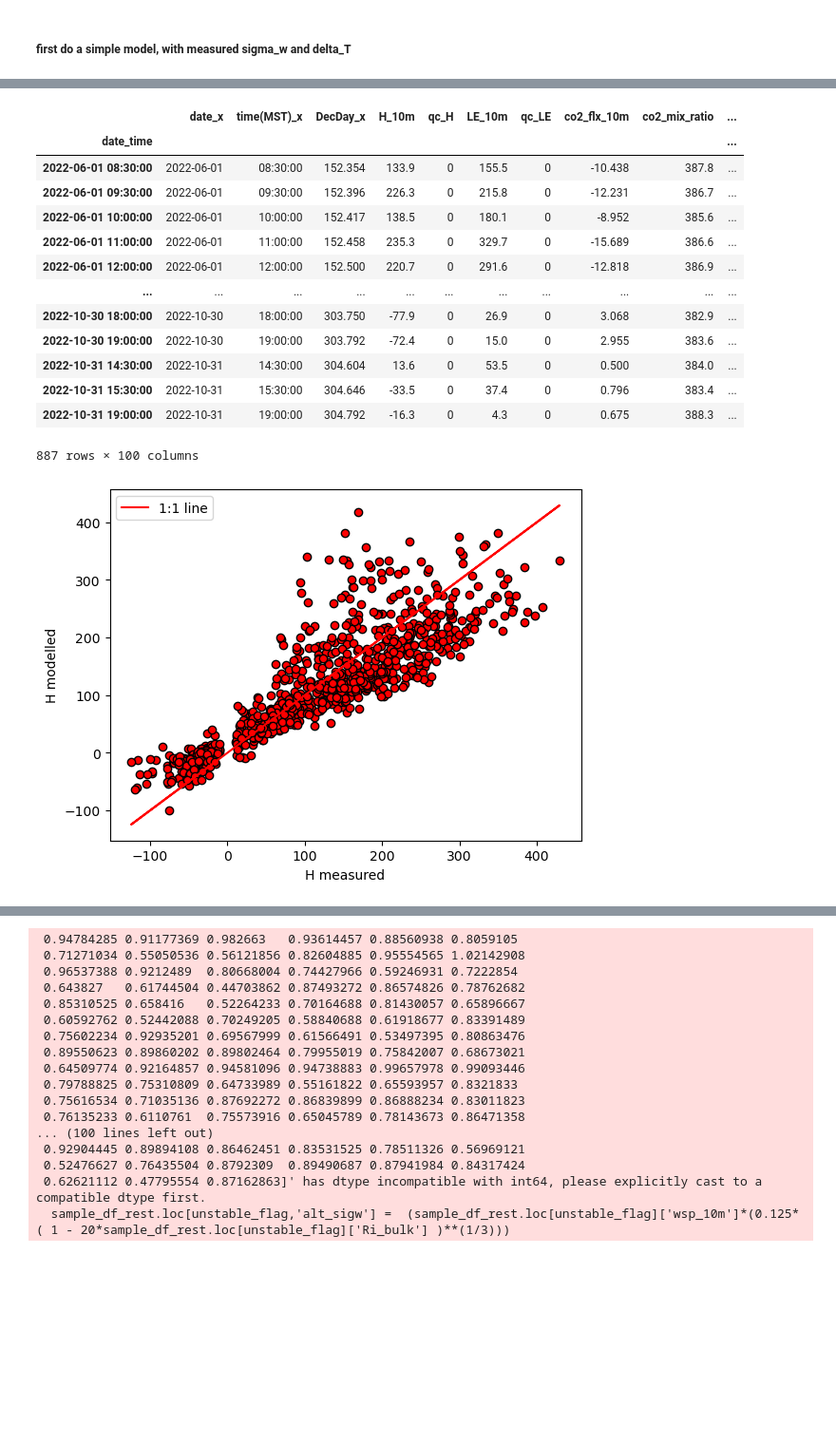
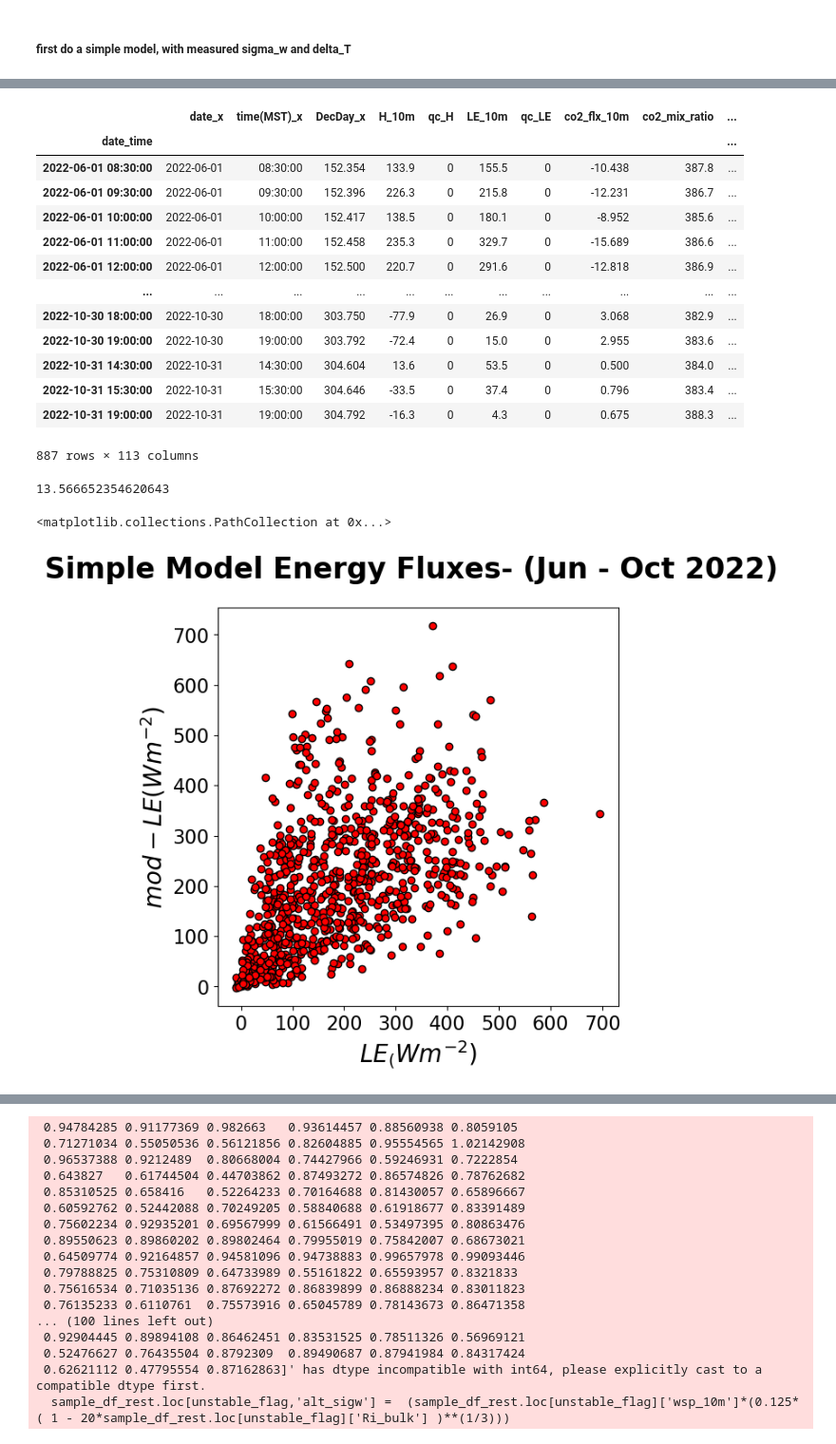
Before and after one commit to sreenathpaleri/Bulk_Richardson_Parameterizations, a Jupyter notebook: kp22analysis.ipynb, the cells around one changed output, grey strips where cells are left out. Shown at 95% size. Saved outputs shown, nothing was run; the diff lists cells and outputs as text; code cells hidden in the pictures; blank space fills up the shorter version.

```diff
--- a/kp22analysis.ipynb
+++ b/kp22analysis.ipynb
@@ -208,8 +271,15 @@ See the caveats in the documentation: https://pandas.pydata.org/pandas-docs/stab
 # %%
 
-def linear_regress_scipy(df):
+def linear_regress_scipy_H(df):
     y = df['H_10m']
     x = df['H_10m_param']
     # y = a + b * x
     gradient, intercept, r_value, p_value, std_err = stats.linregress(x,y)
     return gradient, intercept, r_value, p_value, std_err
+
+def linear_regress_scipy_LE(df):
+    y = df['LE_10m']
+    x = df['LE_10m_param']
+    # y = a + b * x
+    gradient, intercept, r_value, p_value, std_err = stats.linregress(x,y)
+    return gradient, intercept, r_value, p_value, std_err
@@ -237,10 +291,11 @@ length_of_df = fx1.shape[0]
 sample_df = fx1.sample(n=int(length_of_df/2),random_state=42)
 
 #try linear regression and get constants for this df:
-gradient, intercept, r_value, p_value, std_err = linear_regress_scipy(sample_df)
+gradient_H, intercept_H, r_value_H, p_value_H, std_err_H = linear_regress_scipy_H(sample_df)
+gradient_LE, intercept_LE, r_value_LE, p_value_LE, std_err_LE = linear_regress_scipy_LE(sample_df)
 
-y = sample_df['H_10m']
-x = sample_df['H_10m_param']
+# y = sample_df['H_10m']
+# x = sample_df['H_10m_param']
 
 #create a data frame for the testing data:
 
@@ -248,21 +303,13 @@ x = sample_df['H_10m_param']
 #should just call sample_df_rest as fx2
 
 sample_df_rest = fx1.loc[~fx1.index.isin(sample_df.index)].sort_index()
-sample_df_rest['H_10m_modeled'] = intercept + gradient*sample_df_rest['H_10m_param']
+sample_df_rest['H_10m_modeled'] = intercept_H + gradient_H*sample_df_rest['H_10m_param']
+sample_df_rest['LE_10m_modeled'] = intercept_LE + gradient_LE*sample_df_rest['LE_10m_param']
 
 #final plot, checking in with the testing data
-y = sample_df_rest['H_10m_modeled']
-x = sample_df_rest['H_10m']
+# y = sample_df_rest['H_10m_modeled']
+# x = sample_df_rest['H_10m']
 
-fig, ax = plt.subplots()
-
-plt.scatter(x, y, color='red',edgecolor = 'black')
-plt.plot(x, 1*x, 'r', label='1:1 line')
-ax.set_xlabel('H measured')
-ax.set_ylabel('H modelled')
-#plt.plot(sample_df_rest['H_10m_param'], intercept + gradient*sample_df_rest['H_10m_param'], 'blue')
-#plt.text(6000, 100,f"{intercept:.3f} + {gradient:.3f}*x")
-plt.legend()
 
 sample_df_rest
 # %% [output]
@@ -279,5 +326,22 @@ sample_df_rest
 | 2022-10-31 14:30:00 | 2022-10-31 | 14:30:00 | 304.604 | 13.6 | 0 | 53.5 | 0 | 0.500 | 384.0 | ... |
 | 2022-10-31 15:30:00 | 2022-10-31 | 15:30:00 | 304.646 | -33.5 | 0 | 37.4 | 0 | 0.796 | 383.4 | ... |
 | 2022-10-31 19:00:00 | 2022-10-31 | 19:00:00 | 304.792 | -16.3 | 0 | 4.3 | 0 | 0.675 | 388.3 | ... |
-887 rows × 100 columns
+887 rows × 113 columns
-[figure, removed]
+# %%
+intercept_H
+# %% [output]
+13.566652354620643
+# %%
+fig = plt.figure(figsize=(6,6))
+plt.suptitle('Simple Model Energy Fluxes- (Jun - Oct 2022)', fontsize=24, fontweight = "bold")
+
+#plt.axis([0,600,0,600])
+plt.plot(ax1.get_xlim(), ax1.get_ylim(), ls="--", c=".3")
+plt.ylabel(r'$mod-LE(W m^{-2})$',fontsize=20,fontweight = "bold")
+plt.xlabel(r'$LE_(W m^{-2})$',fontsize=20,fontweight = "bold")
+plt.yticks(fontsize=16)
+plt.xticks(fontsize=16)
+plt.scatter(sample_df_rest['LE_10m'], 0.0085*sample_df_rest['LE_10m_param'], color='red',edgecolor = 'black')
+# %% [output]
+<matplotlib.collections.PathCollection at 0x...>
+[figure, added]
```
Also changed, not shown: parts of 7 cells of this notebook.
